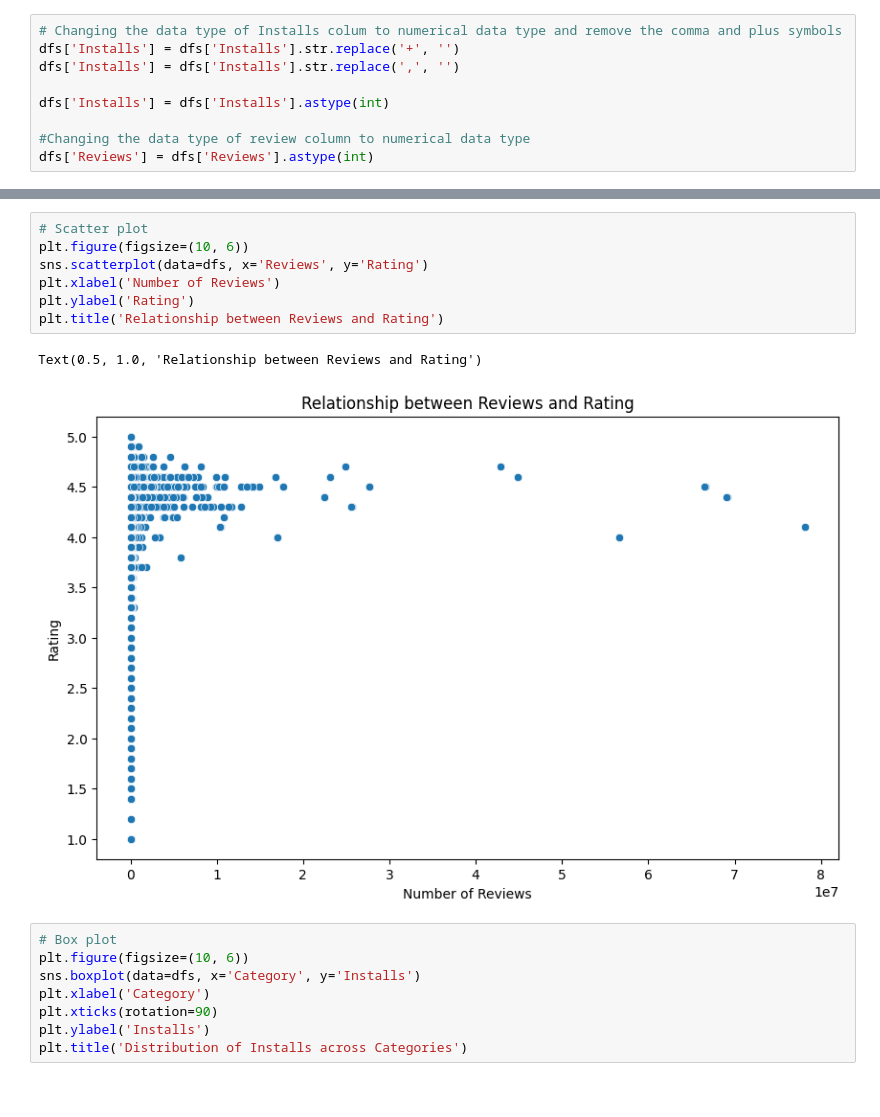
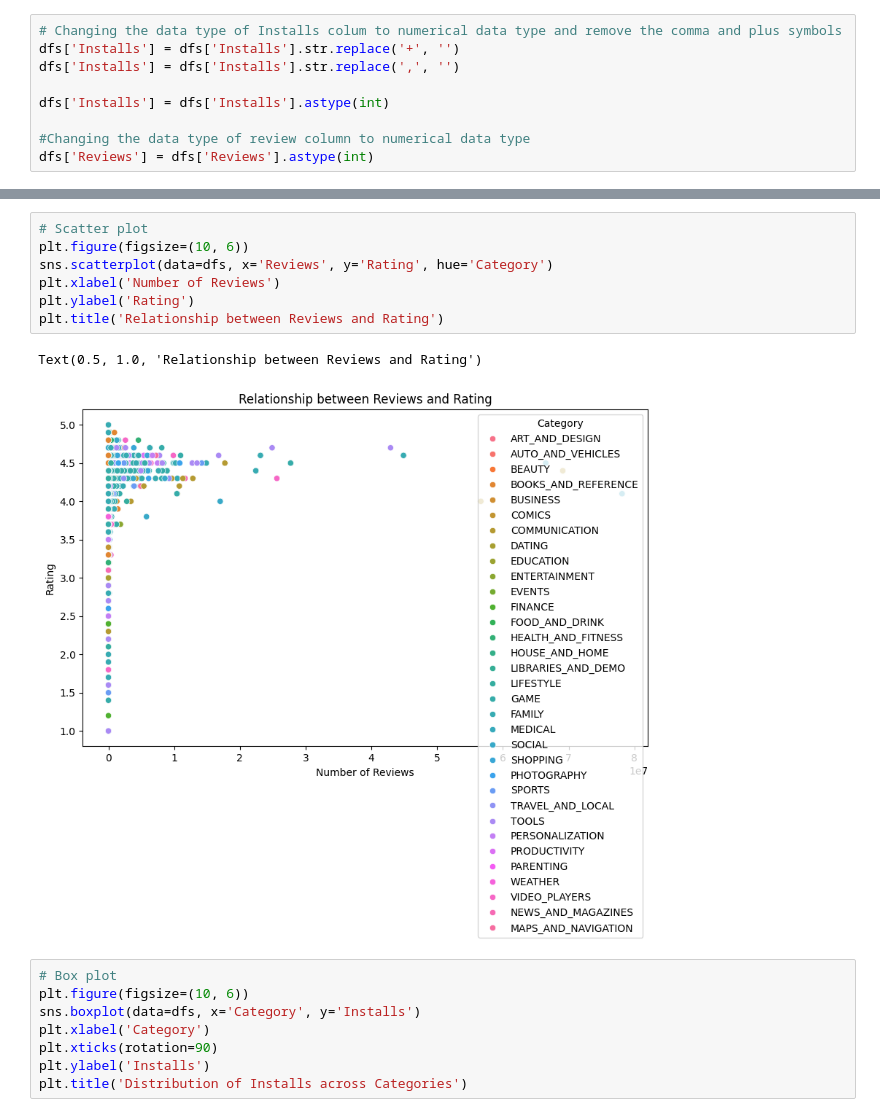
Before and after one commit to Sankrityayana/Exploratory-Data-Analysis-of-Google-App-Store-Data, a Jupyter notebook: EDA_of_Google_Play_Store_Data.ipynb, the cells around one changed output, grey strips where cells are left out. Cells and saved outputs as stored; diff of their text form.

```diff
--- a/EDA_of_Google_Play_Store_Data.ipynb
+++ b/EDA_of_Google_Play_Store_Data.ipynb
@@ -138,13 +138,13 @@ Text(0.5, 1.0, 'Distribution of App Categories')
 # %%
 # Scatter plot
 plt.figure(figsize=(10, 6))
-sns.scatterplot(data=dfs, x='Reviews', y='Rating')
+sns.scatterplot(data=dfs, x='Reviews', y='Rating', hue='Category')
 plt.xlabel('Number of Reviews')
 plt.ylabel('Rating')
 plt.title('Relationship between Reviews and Rating')
 # %% [output]
 Text(0.5, 1.0, 'Relationship between Reviews and Rating')
-[figure, old version]
+[figure, new version]
 # %%
 # Box plot
 plt.figure(figsize=(10, 6))
```
Also changed, not shown: parts of 6 cells of this notebook.
